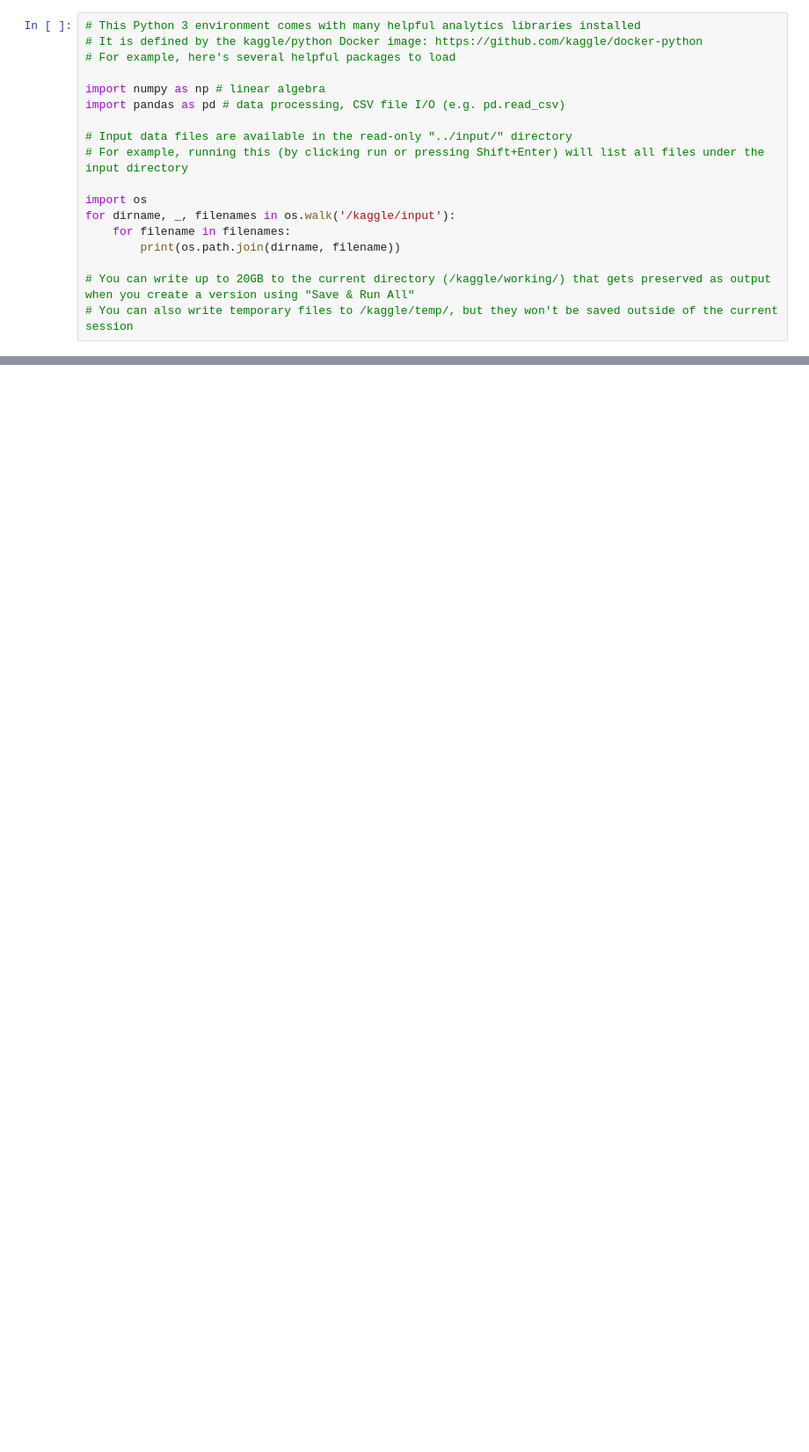
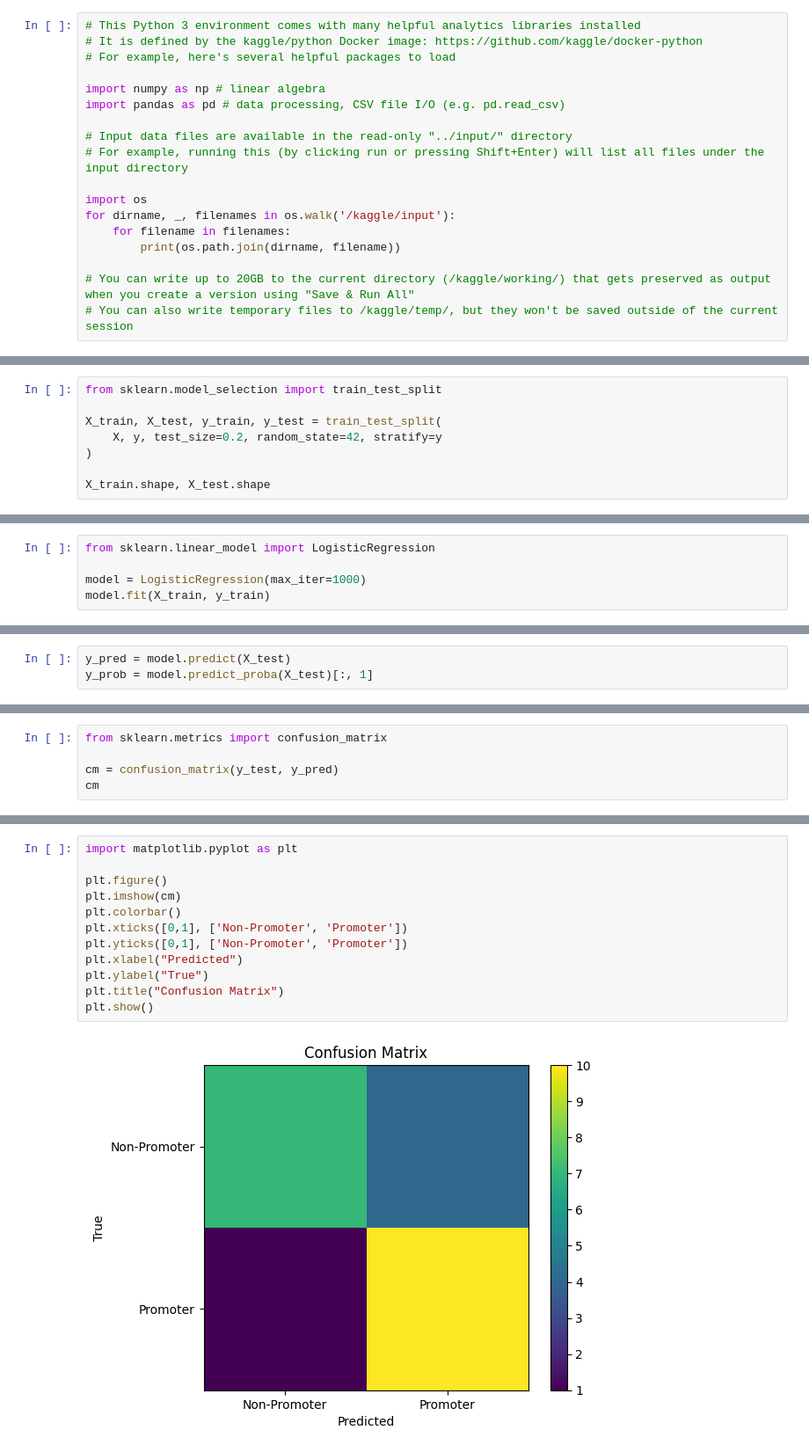
Before and after one commit to HansaniKaumadi/Genomic-Signal-Processing-Promoter-Detection, a Jupyter notebook: notebook.ipynb, the cells around one changed output, grey strips where cells are left out. Shown: that part at 88% size. Saved outputs shown, nothing was run; the diff lists cells and outputs as text; blank space fills up the shorter version.

```diff
--- a/notebook.ipynb
+++ b/notebook.ipynb
@@ -46,0 +247,8 @@ nan
+# %%
+from sklearn.model_selection import train_test_split
+
+X_train, X_test, y_train, y_test = train_test_split(
+    X, y, test_size=0.2, random_state=42, stratify=y
+)
+
+X_train.shape, X_test.shape
@@ -46,0 +257,5 @@ nan
+# %%
+from sklearn.linear_model import LogisticRegression
+
+model = LogisticRegression(max_iter=1000)
+model.fit(X_train, y_train)
@@ -46,0 +264,3 @@ nan
+# %%
+y_pred = model.predict(X_test)
+y_prob = model.predict_proba(X_test)[:, 1]
@@ -46,0 +282,5 @@ nan
+# %%
+from sklearn.metrics import confusion_matrix
+
+cm = confusion_matrix(y_test, y_pred)
+cm
@@ -46,0 +290,14 @@ nan
+# %%
+import matplotlib.pyplot as plt
+
+plt.figure()
+plt.imshow(cm)
+plt.colorbar()
+plt.xticks([0,1], ['Non-Promoter', 'Promoter'])
+plt.yticks([0,1], ['Non-Promoter', 'Promoter'])
+plt.xlabel("Predicted")
+plt.ylabel("True")
+plt.title("Confusion Matrix")
+plt.show()
+# %% [output]
+[figure, added]
```
Also changed, not shown: parts of 32 cells of this notebook.
